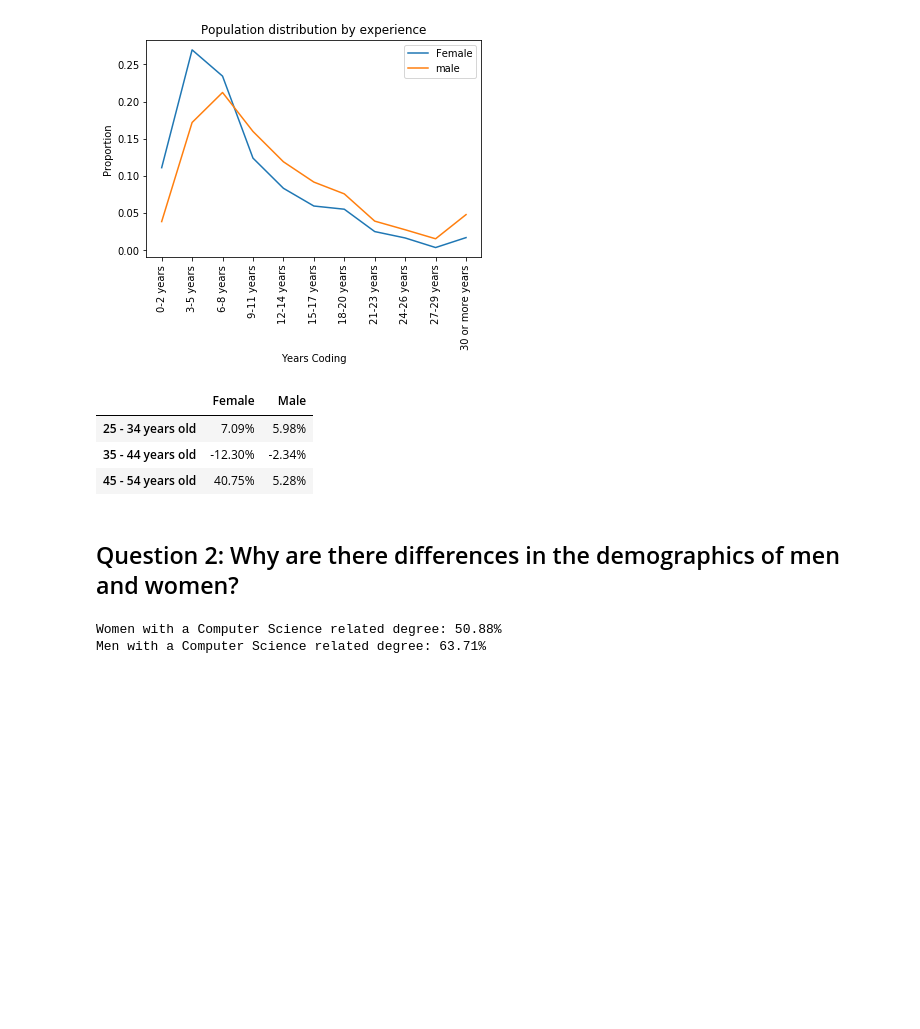
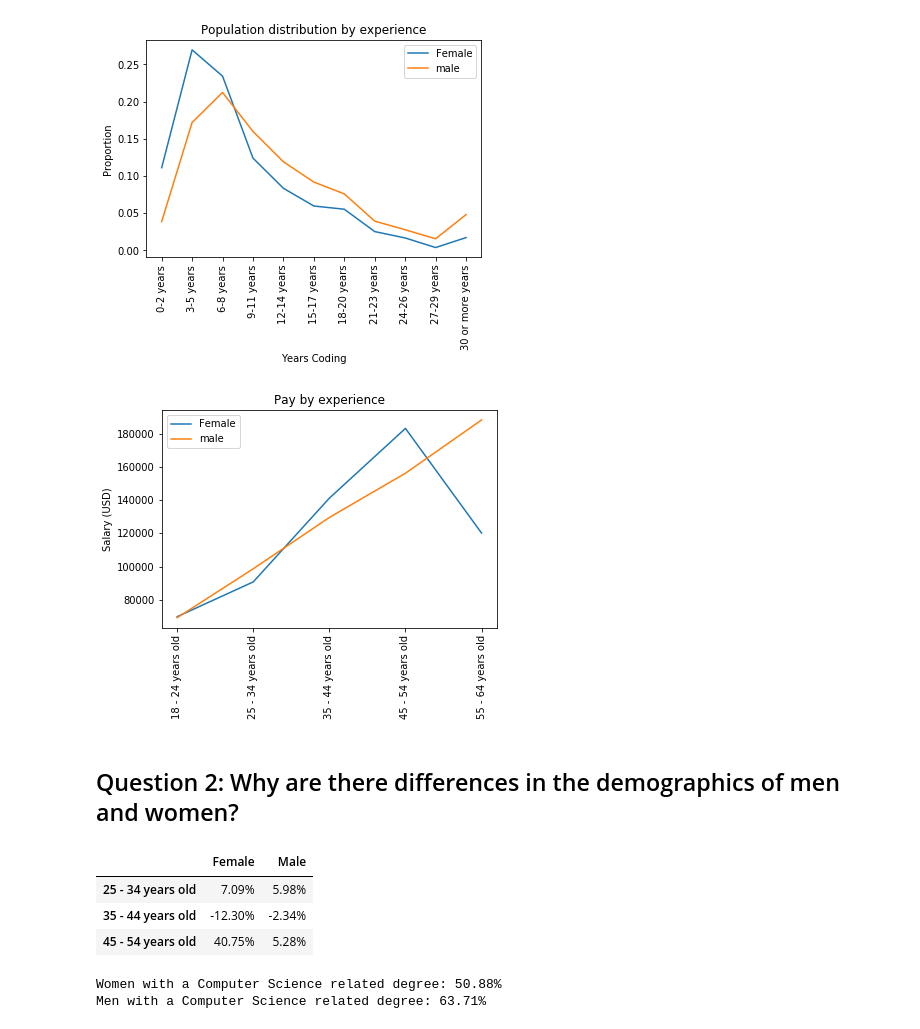
Before and after one commit to dltheobald-Deloitte/GenderGapAnalysis, a Jupyter notebook: Blog_prep.ipynb, the cells around one changed output. Cells and saved outputs as stored; diff of their text form; code cells hidden in the pictures; blank space fills up the shorter version.

```diff
--- a/Blog_prep.ipynb
+++ b/Blog_prep.ipynb
@@ -245,6 +245,36 @@ plt.legend(loc='upper right', prop={'size':10})
 plt.savefig(os.path.join(os.getcwd(),'Gender_exp_pop_dist.png'),bbox_inches='tight')
 # %% [output]
 [figure]
+# %%
+working_professionals = ['18 - 24 years old','25 - 34 years old','35 - 44 years old',
+                         '45 - 54 years old','55 - 64 years old']
+
+#Calculating population distribution by years of experience.
+#Count function ignores nulll values for ConvertedSalary, Groupby ignores null values in YearsCoding
+female_points_6 = df_female.groupby('Age').ConvertedSalary.mean()[working_professionals]
+male_points_6 = df_male.groupby('Age').ConvertedSalary.mean()[working_professionals]
+
+female_sort_5 = list(zip(female_points_6.index, female_points_6))#,key = lambda x: int(x[0].split()[0].split('-')[0]))
+male_sort_5 = list(zip(male_points_6.index, male_points_6))#,key = lambda x: int(x[0].split()[0].split('-')[0]))
+
+x_female_5 = [x[0] for x in female_sort_5]
+y_female_5 = [y[1] for y in female_sort_5]
+x_male_5 = [x[0] for x in male_sort_5]
+y_male_5 = [y[1] for y in male_sort_5]
+
+plt.title('Pay by experience')
+plt.ylabel('Salary (USD)')
+plt.xticks(rotation=90)
+
+plt.plot(x_female_5, y_female_5, label = 'Female')
+plt.plot(x_male_5, y_male_5, label = 'male')
+
+plt.legend(loc='upper left', prop={'size':10})
+plt.savefig(os.path.join(os.getcwd(),'Pay_by_age.png'),bbox_inches='tight')
+# %% [output]
+[figure, added]
+# %% [markdown]
+<h2 id='part1'>Question 2: Why are there differences in the demographics of men and women?</h2>
 # %%
 #Looking at population who answered the dependency question and the salary question
 df_dep_no_null_f = df_female.dropna(subset=['Dependents','ConvertedSalary'],how='any')
@@ -276,8 +306,6 @@ df_dep_cost
 | 25 - 34 years old | 7.09% | 5.98% |
 | 35 - 44 years old | -12.30% | -2.34% |
 | 45 - 54 years old | 40.75% | 5.28% |
-# %% [markdown]
-<h2 id='part1'>Question 2: Why are there differences in the demographics of men and women?</h2>
 # %%
 #Calculating total proportion of Computer Science related degrees for each gender
 technical_degree = ['Computer science, computer engineering, or software engineering',
```
Also changed, not shown: parts of 15 cells of this notebook, 2 other files.
